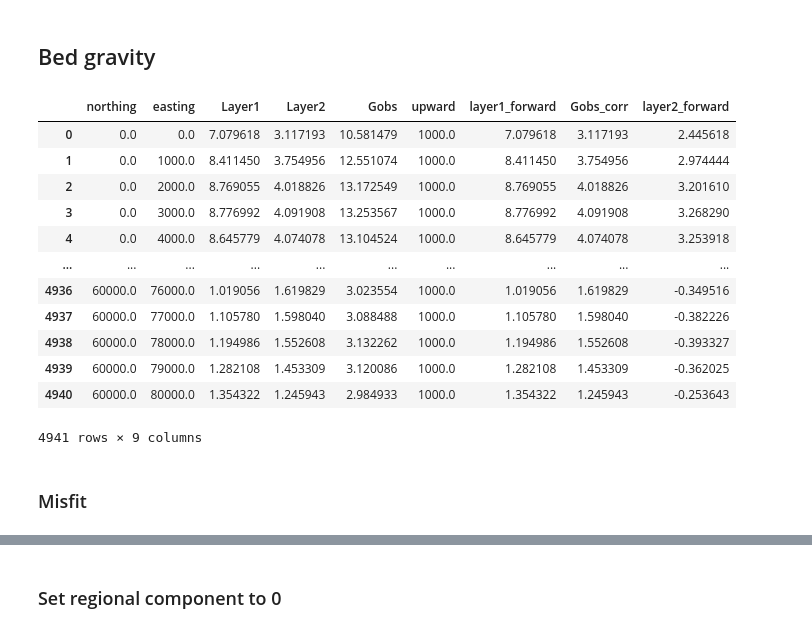
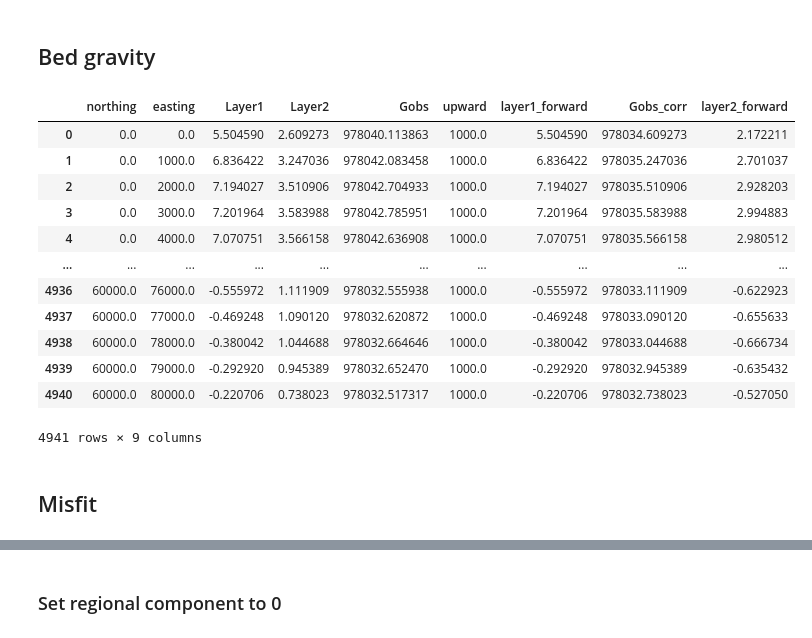
Before and after one commit to mdtanker/RIS_gravity_inversion, a Jupyter notebook: notebooks/synthetic_inversion_2layer.ipynb, the cells around one changed output, grey strips where cells are left out. Saved outputs shown, nothing was run; the diff lists cells and outputs as text; code cells hidden in the pictures.

```diff
--- a/notebooks/synthetic_inversion_2layer.ipynb
+++ b/notebooks/synthetic_inversion_2layer.ipynb
@@ -320,27 +312,29 @@ layer1_prisms = inv_utils.grids_to_prisms(
 layer1_grav_grid, layer1_grav_df = inv_utils.forward_grav_of_prismlayer(
     [layer1_prisms],
     full_res_grav,
-    names=['layer1_prisms'],
-    remove_median=True,
+    names=["layer1_prisms"],
+    remove_median=False,
     progressbar=True,
     plot=False,
 )
 
-full_res_grav['layer1_forward'] = layer1_grav_df.forward_total
+full_res_grav["layer1_forward"] = layer1_grav_df.forward_total
 
 # subtract from observed gravity
-full_res_grav['Gobs_corr']=full_res_grav.Gobs - full_res_grav.layer1_forward
+full_res_grav["Gobs_corr"] = full_res_grav.Gobs - full_res_grav.layer1_forward
 
 # center on 0
-full_res_grav['Gobs_corr'] -= full_res_grav['Gobs_corr'].median()
+# full_res_grav['Gobs_corr'] -= full_res_grav['Gobs_corr'].median()
 
 # grid the results
-layer1_forward = full_res_grav.set_index(["northing", "easting"]).to_xarray().layer1_forward
+layer1_forward = (
+    full_res_grav.set_index(["northing", "easting"]).to_xarray().layer1_forward
+)
 Gobs_corr = full_res_grav.set_index(["northing", "easting"]).to_xarray().Gobs_corr
 
 # center on 0
-layer1_forward -= np.median(layer1_forward)
-Gobs_corr -= np.median(Gobs_corr)
+# layer1_forward -= np.median(layer1_forward)
+# Gobs_corr -= np.median(Gobs_corr)
 full_res_grav
 # %% [output]
 |  | northing | easting | Layer1 | Layer2 | Gobs | upward | layer1_forward | Gobs_corr |
@@ -418,12 +410,14 @@ To determine $G_{misfit}$, we need to forward model the gravitational effect of
 # create prisms around low-res Layer 2
 # positive densities above reference, negative below
 layer2_prisms = inv_utils.grids_to_prisms(
-    top=lowres_layer2,
-    bottom=lowres_layer2.values.mean(),
-    density=xr.where(lowres_layer2>=lowres_layer2.values.mean(), 2300-917, -(2300-917)),
+    surface=lowres_layer2,
+    reference=lowres_layer2.values.mean(),
+    density=xr.where(
+        lowres_layer2 >= lowres_layer2.values.mean(), 2300 - 917, -(2300 - 917)
+    ),
 )
 
-# plots.show_prism_layers(
+# plotting.show_prism_layers(
 #     [layer2_prisms],
 #     cmap="viridis",
 #     color_by="density",
@@ -437,38 +431,40 @@ layer2_prisms = inv_utils.grids_to_prisms(
 # %%
 # calculate gravity of layer1
 layer2_grav_grid, layer2_grav_df = inv_utils.forward_grav_of_prismlayer(
     [layer2_prisms],
     full_res_grav,
-    names=['layer2_prisms'],
-    remove_median=True,
+    names=["layer2_prisms"],
+    remove_median=False,
     progressbar=True,
     plot=False,
 )
 
-full_res_grav['layer2_forward'] = layer2_grav_df.forward_total
+full_res_grav["layer2_forward"] = layer2_grav_df.forward_total
 
 # grid the results
-layer2_forward = full_res_grav.set_index(["northing", "easting"]).to_xarray().layer2_forward
+layer2_forward = (
+    full_res_grav.set_index(["northing", "easting"]).to_xarray().layer2_forward
+)
 
 # center on 0
-layer2_forward -= np.median(layer2_forward)
+# layer2_forward -= np.median(layer2_forward)
 
 full_res_grav
 # %% [output]
 |  | northing | easting | Layer1 | Layer2 | Gobs | upward | layer1_forward | Gobs_corr | layer2_forward |
-| 0 | 0.0 | 0.0 | 7.079618 | 3.117193 | 10.581479 | 1000.0 | 7.079618 | 3.117193 | 2.445618 |
-| 1 | 0.0 | 1000.0 | 8.411450 | 3.754956 | 12.551074 | 1000.0 | 8.411450 | 3.754956 | 2.974444 |
-| 2 | 0.0 | 2000.0 | 8.769055 | 4.018826 | 13.172549 | 1000.0 | 8.769055 | 4.018826 | 3.201610 |
-| 3 | 0.0 | 3000.0 | 8.776992 | 4.091908 | 13.253567 | 1000.0 | 8.776992 | 4.091908 | 3.268290 |
-| 4 | 0.0 | 4000.0 | 8.645779 | 4.074078 | 13.104524 | 1000.0 | 8.645779 | 4.074078 | 3.253918 |
+| 0 | 0.0 | 0.0 | 5.504590 | 2.609273 | 978040.113863 | 1000.0 | 5.504590 | 978034.609273 | 2.172211 |
+| 1 | 0.0 | 1000.0 | 6.836422 | 3.247036 | 978042.083458 | 1000.0 | 6.836422 | 978035.247036 | 2.701037 |
+| 2 | 0.0 | 2000.0 | 7.194027 | 3.510906 | 978042.704933 | 1000.0 | 7.194027 | 978035.510906 | 2.928203 |
+| 3 | 0.0 | 3000.0 | 7.201964 | 3.583988 | 978042.785951 | 1000.0 | 7.201964 | 978035.583988 | 2.994883 |
+| 4 | 0.0 | 4000.0 | 7.070751 | 3.566158 | 978042.636908 | 1000.0 | 7.070751 | 978035.566158 | 2.980512 |
 | ... | ... | ... | ... | ... | ... | ... | ... | ... | ... |
-| 4936 | 60000.0 | 76000.0 | 1.019056 | 1.619829 | 3.023554 | 1000.0 | 1.019056 | 1.619829 | -0.349516 |
-| 4937 | 60000.0 | 77000.0 | 1.105780 | 1.598040 | 3.088488 | 1000.0 | 1.105780 | 1.598040 | -0.382226 |
-| 4938 | 60000.0 | 78000.0 | 1.194986 | 1.552608 | 3.132262 | 1000.0 | 1.194986 | 1.552608 | -0.393327 |
-| 4939 | 60000.0 | 79000.0 | 1.282108 | 1.453309 | 3.120086 | 1000.0 | 1.282108 | 1.453309 | -0.362025 |
-| 4940 | 60000.0 | 80000.0 | 1.354322 | 1.245943 | 2.984933 | 1000.0 | 1.354322 | 1.245943 | -0.253643 |
+| 4936 | 60000.0 | 76000.0 | -0.555972 | 1.111909 | 978032.555938 | 1000.0 | -0.555972 | 978033.111909 | -0.622923 |
+| 4937 | 60000.0 | 77000.0 | -0.469248 | 1.090120 | 978032.620872 | 1000.0 | -0.469248 | 978033.090120 | -0.655633 |
+| 4938 | 60000.0 | 78000.0 | -0.380042 | 1.044688 | 978032.664646 | 1000.0 | -0.380042 | 978033.044688 | -0.666734 |
+| 4939 | 60000.0 | 79000.0 | -0.292920 | 0.945389 | 978032.652470 | 1000.0 | -0.292920 | 978032.945389 | -0.635432 |
+| 4940 | 60000.0 | 80000.0 | -0.220706 | 0.738023 | 978032.517317 | 1000.0 | -0.220706 | 978032.738023 | -0.527050 |
 4941 rows × 9 columns
 # %% [markdown]
-### Misfit
+## Misfit
 # %%
 full_res_grav = inv.misfit(
```
Also changed, not shown: parts of 91 cells of this notebook, 17 other files.
